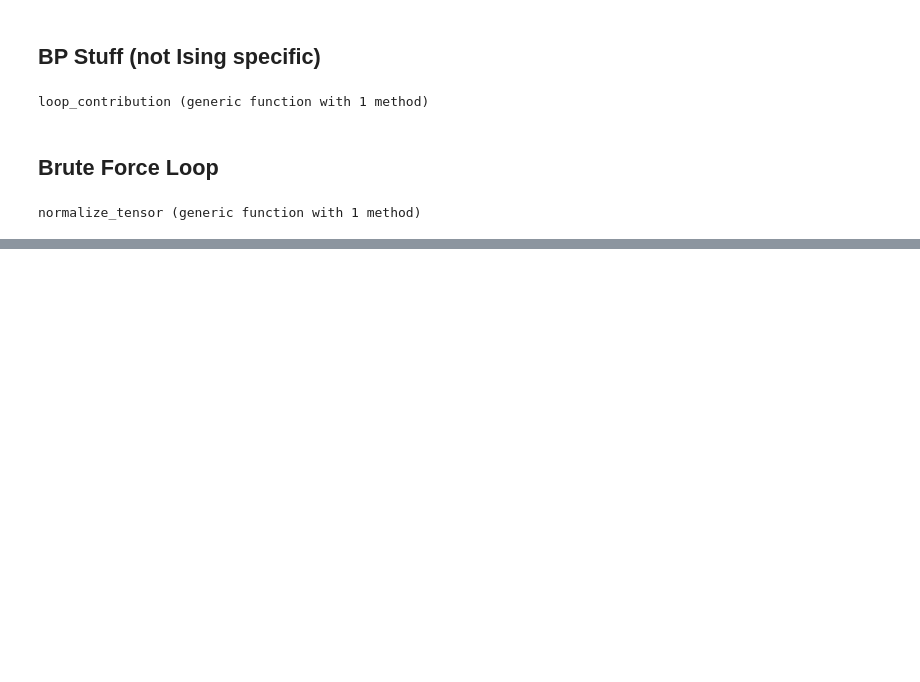
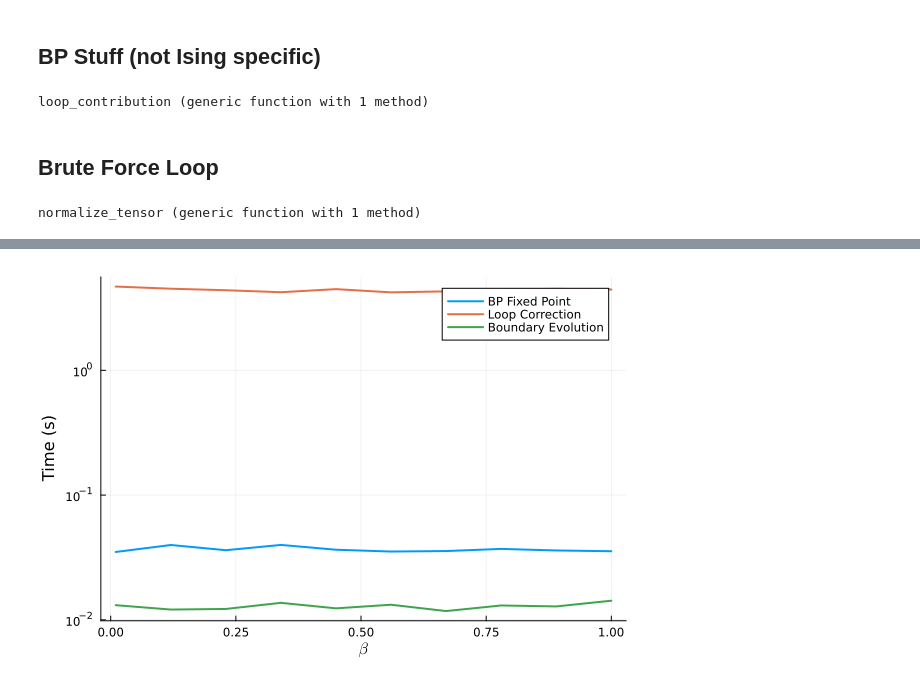
Before and after one commit to siddhant-midha/TNBP, a Jupyter notebook: loop_correction.ipynb, the cells around one changed output, grey strips where cells are left out. Saved outputs shown, nothing was run; the diff lists cells and outputs as text; code cells hidden in the pictures; blank space fills up the shorter version.

```diff
--- a/loop_correction.ipynb
+++ b/loop_correction.ipynb
@@ -363,0 +449,7 @@ plot!([0, 4, 6, 7, 8, 9, 10], real(-log.(correction_l))/N, label="Correction")
+# %%
+plot(βs, bp_fixed_point_time, label="BP Fixed Point", xlabel=L"\beta", ylabel="Time (s)", linewidth=2, yscale=:log10)
+plot!(βs, loop_correction_time, label="Loop Correction", linewidth=2)
+plot!(βs, boundary_evolution_time, label="Boundary Evolution", linewidth=2)
+# title!("Computation Time vs β")
+# %% [output]
+[figure, added]
```
Also changed, not shown: parts of 7 cells of this notebook, 2 other files.
